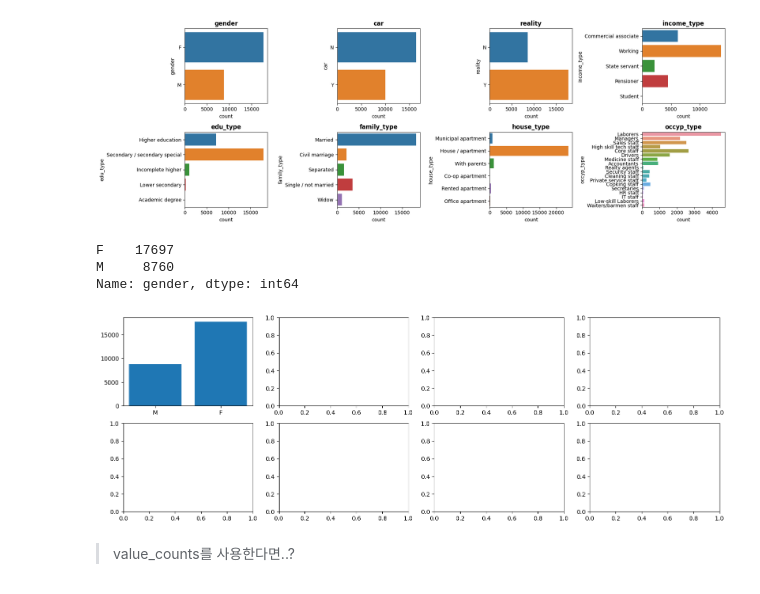
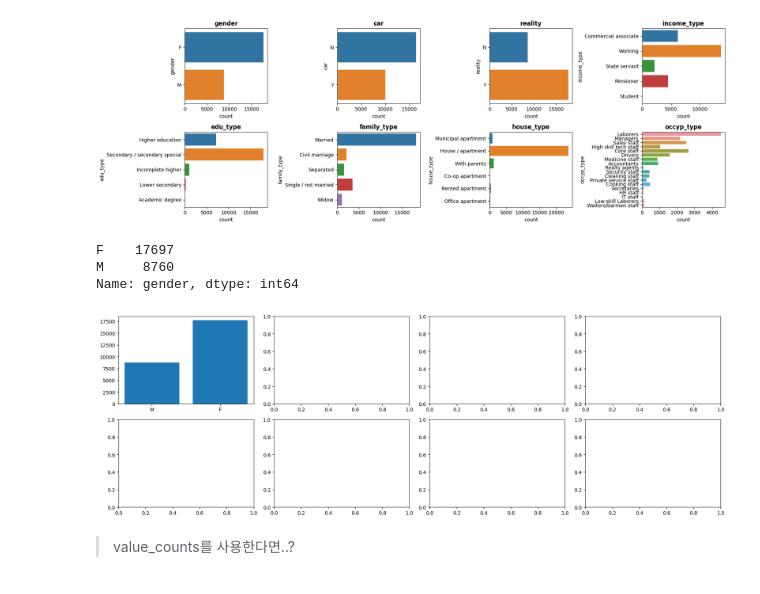
Before and after one commit to UnchaeJeong/20210706, a Jupyter notebook: 데이콘/01-Data-Preprocessing.ipynb, the cells around one changed output. Drawn from its saved outputs; the diff is of its cells as text; code cells hidden in the pictures.

```diff
--- a/데이콘/01-Data-Preprocessing.ipynb
+++ b/데이콘/01-Data-Preprocessing.ipynb
@@ -276,23 +285,23 @@ plt.show()
 # %%
 # 강의보고 다시 해야겠다.
 fig, ax = plt.subplots(2,4, figsize=(18,6), dpi=100)
 # ax[0][1].plot([1,2,3])
 # print(ax.flatten())
 for col, ax in zip(cat_columns, ax.flatten()):
 #     sns.countplot(data=data, y=col, ax=ax)
     tmp_cnt = data[col].value_counts().sort_values()
     ax.bar(tmp_cnt.index, tmp_cnt)
     print(data[col].value_counts())
     break
-#     ax.set_title(col, fontweight='bold')
+    ax.set_title(col, fontweight='bold')
 
-# fig.tight_layout() # 안겹치게 만ㄷ름
-# plt.show()
+fig.tight_layout() # 안겹치게 만ㄷ름
+plt.show()
 # %% [output]
 F    17697
 M     8760
 Name: gender, dtype: int64
-[figure, old version]
+[figure, new version]
 # %% [markdown]
 > value_counts를 사용한다면..?
 # %%
```
Also changed, not shown: parts of 11 cells of this notebook, 8 other files.
